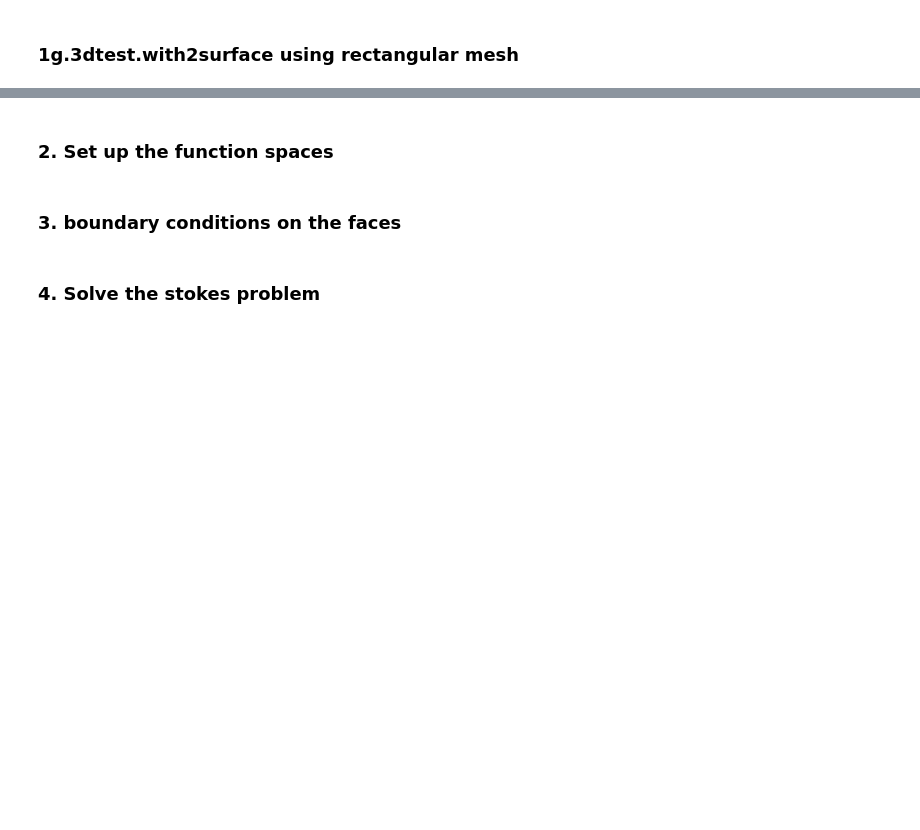
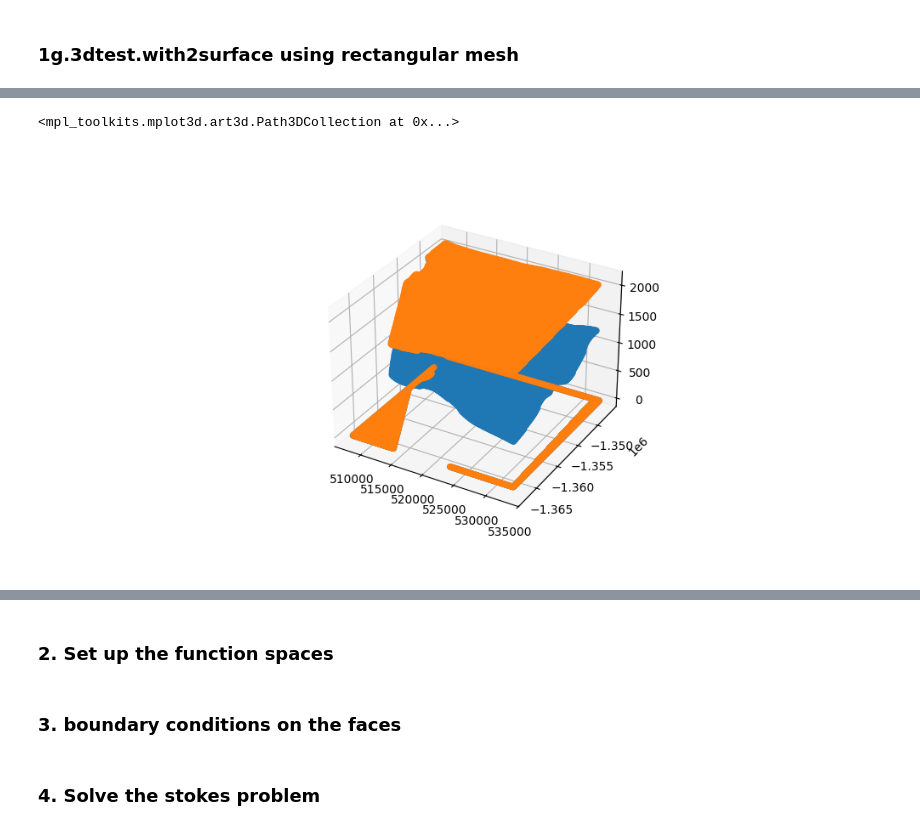
Before and after one commit to johnmorganmanos/AH_temp_paper, a Jupyter notebook: Processing_notebooks/3d_testing.ipynb, the cells around one changed output, grey strips where cells are left out. Saved outputs shown, nothing was run; the diff lists cells and outputs as text; code cells hidden in the pictures; blank space fills up the shorter version.

```diff
--- a/Processing_notebooks/3d_testing.ipynb
+++ b/Processing_notebooks/3d_testing.ipynb
@@ -494,0 +497,28 @@ ax.scatter(mesh.coordinates.dat.data_ro[:,0], mesh.coordinates.dat.data_ro[:,1],
+# %%
+# Load tiff files of the DEMs
+
+import rasterio
+
+src_bed = rasterio.open("../Meshes/ThreeD_meshing/AH_bed_3d_clip_fix.tif")
+bed_DEM = src_bed.read(1)  # Read the first band
+
+src_surf = rasterio.open("../Meshes/ThreeD_meshing/AH_surf_3d_clip_fix.tif")
+surf_DEM = src_surf.read(1)  # Read the first band
+# %%
+height = surf_DEM.shape[0]
+width = surf_DEM.shape[1]
+cols, rows = np.meshgrid(np.arange(width), np.arange(height))
+xs, ys = rasterio.transform.xy(src_surf.transform, rows, cols)
+lons= np.array(xs)
+lats = np.array(ys)
+
+surf_elevs = surf_DEM.flatten()
+bed_elevs = bed_DEM.flatten()
+# %%
+ax = plt.figure(figsize=[10,5]).add_subplot(projection='3d')
+
+ax.scatter(lons, lats, bed_elevs)
+ax.scatter(lons, lats, surf_elevs)
+# %% [output]
+<mpl_toolkits.mplot3d.art3d.Path3DCollection at 0x...>
+[figure, added]
```
Also changed, not shown: parts of 10 cells of this notebook.
